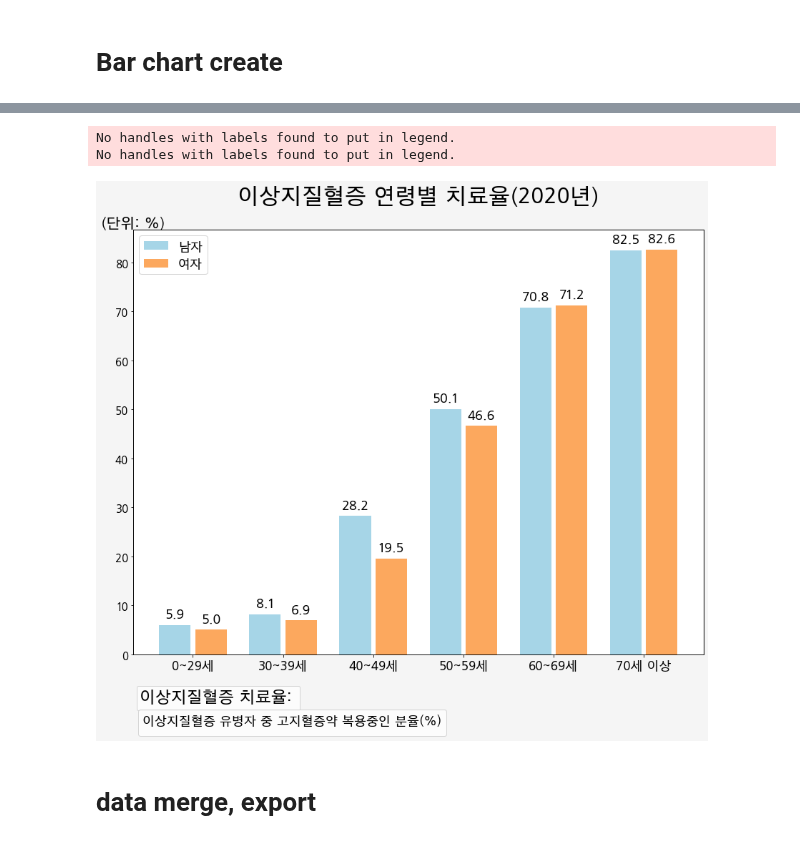
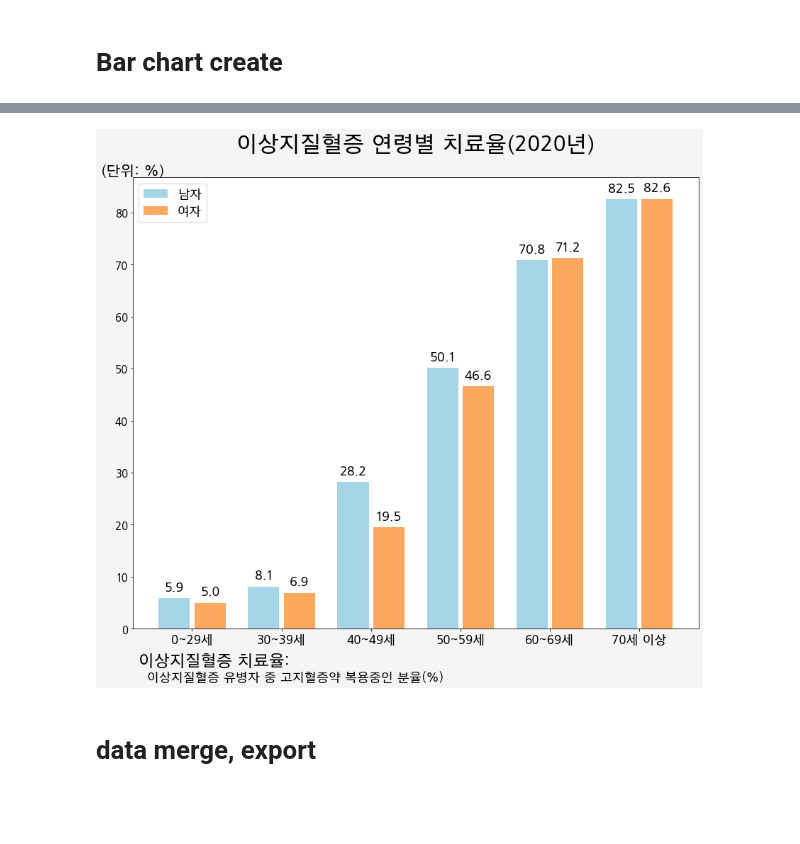
Before and after one commit to juseful/FactSheet2020, a Jupyter notebook: 02_질환별_03이상지질혈증.ipynb, the cells around one changed output, grey strips where cells are left out. Drawn from its saved outputs; the diff is of its cells as text; code cells hidden in the pictures; blank space fills up the shorter version.

Commit message:
multi line text input function modify

```diff
--- a/02_질환별_03이상지질혈증.ipynb
+++ b/02_질환별_03이상지질혈증.ipynb
@@ -15,7 +15,7 @@ font_name = font_manager.FontProperties(fname=font_path).get_name()
 #폰트 설정하기
 mpl.rc('font',family=font_name)
 # %%
-workdir = ""
+workdir = "C:\\Users\\smcljy\\data\\20211115_Factsheet\\data"
 file_path = '{}/NUM_DATA.dta'.format(workdir)
 
 data = pd.read_stata(file_path)
@@ -661,57 +605,37 @@ ax.set_xticks(x)
 ax.set_xticklabels(
                    labels[0:len(labels)] # all 값이 list에는 포함되지 않았기 때문임.
                   , fontsize=17
                   )
 ax.legend(fontsize=17)
 
 # bar위에 값 label 표시
 def autolabel(rects):
     """Attach a text label above each bar in *rects*, displaying its height."""
     for rect in rects:
         height = rect.get_height()
         ax.annotate(height,
                     xy=(rect.get_x() + rect.get_width() / 2, height),
                     xytext=(0, 8),  # 3 points vertical offset
                     textcoords="offset points",
                     ha='center', va='bottom'
                    ,fontsize=18
                    )
 
 autolabel(rects1)
 autolabel(rects2)
 
-# multiple legend
-def twinx(self):
-    ax2 = self._make_twin_axes(sharex=self)
-    # ax2.yaxis.tick_right()
-    ax2.yaxis.set_visible(False)
-    # ax2.yaxis.set_label_position('right')
-    # ax2.yaxis.set_offset_position('right')
-    ax2.set_autoscalex_on(self.get_autoscalex_on())
-    self.yaxis.tick_left()
-    ax2.xaxis.set_visible(False)
-    ax2.patch.set_visible(False)
-    return ax2
-
-ax2 = twinx(ax)
-ax3 = twinx(ax)
-lg1 = ax2.legend(bbox_to_anchor=(0,-0.14), title='이상지질혈증 치료율: ', title_fontsize = 22 ,ncol=1  ,loc='lower left')
-lg2 = ax3.legend(bbox_to_anchor=(0,-0.205), title='이상지질혈증 유병자 중 고지혈증약 복용중인 분율(%)', title_fontsize = 17 ,ncol=1,loc='lower left' ,fontsize=15)
+plt.text(-0.6, -7,  '이상지질혈증 치료율:', fontsize=22)
+plt.text(-0.5, -10, '이상지질혈증 유병자 중 고지혈증약 복용중인 분율(%)', fontsize=17)
 
 fig.tight_layout()
 
-plt.savefig("{}/02_03이상지질혈증_04연령별치료율.png".format(workdir[:-5])
-            ,bbox_extra_artists=(lg1,lg2)
-            ,bbox_inches='tight'
-            )
+plt.savefig("{}/02_03이상지질혈증_04연령별치료율.png".format(workdir[:-5]))
 
 # plt.savefig("{}/dysl_ctrl_mf.png".format(workdir),edgecolor="black")
 
 # plt.show()
 # %% [output]
-No handles with labels found to put in legend.
-No handles with labels found to put in legend.
-[figure, old version]
+[figure, new version]
 # %% [markdown]
 # data merge, export
 # %%
```
Also changed, not shown: parts of 3 cells of this notebook.
